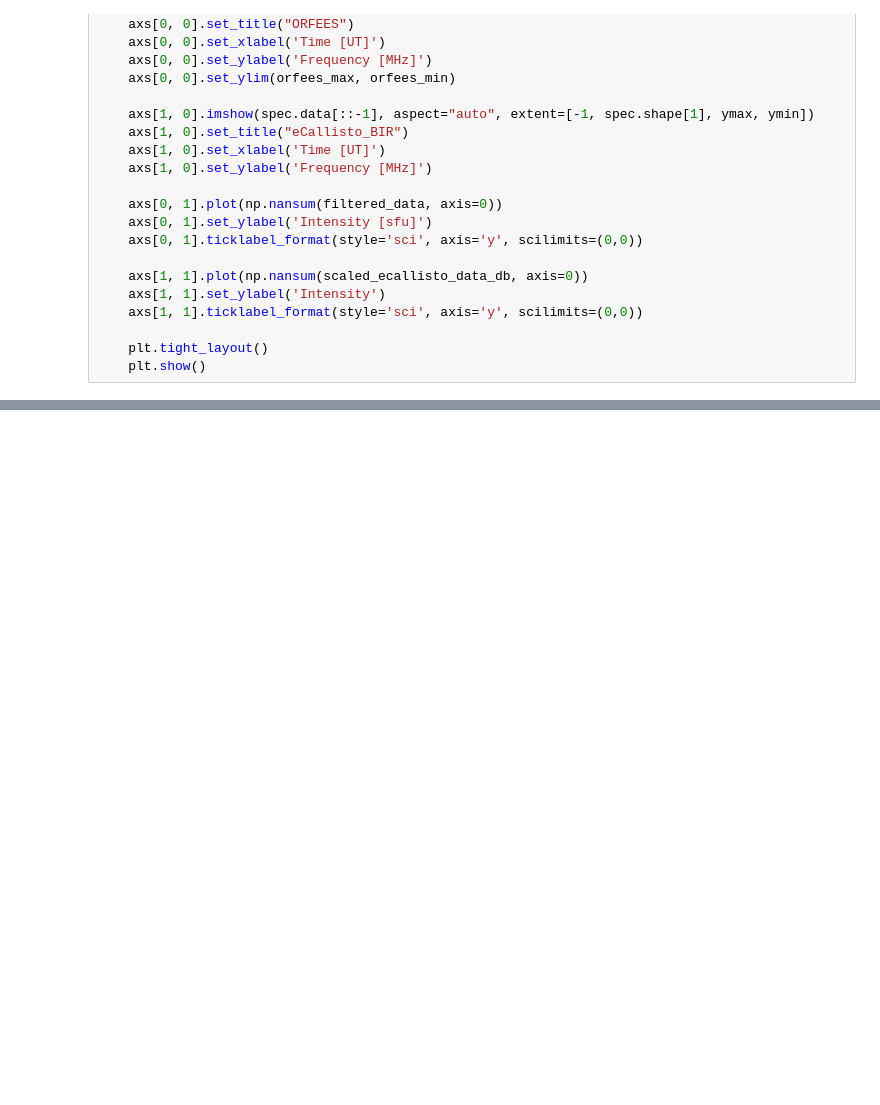
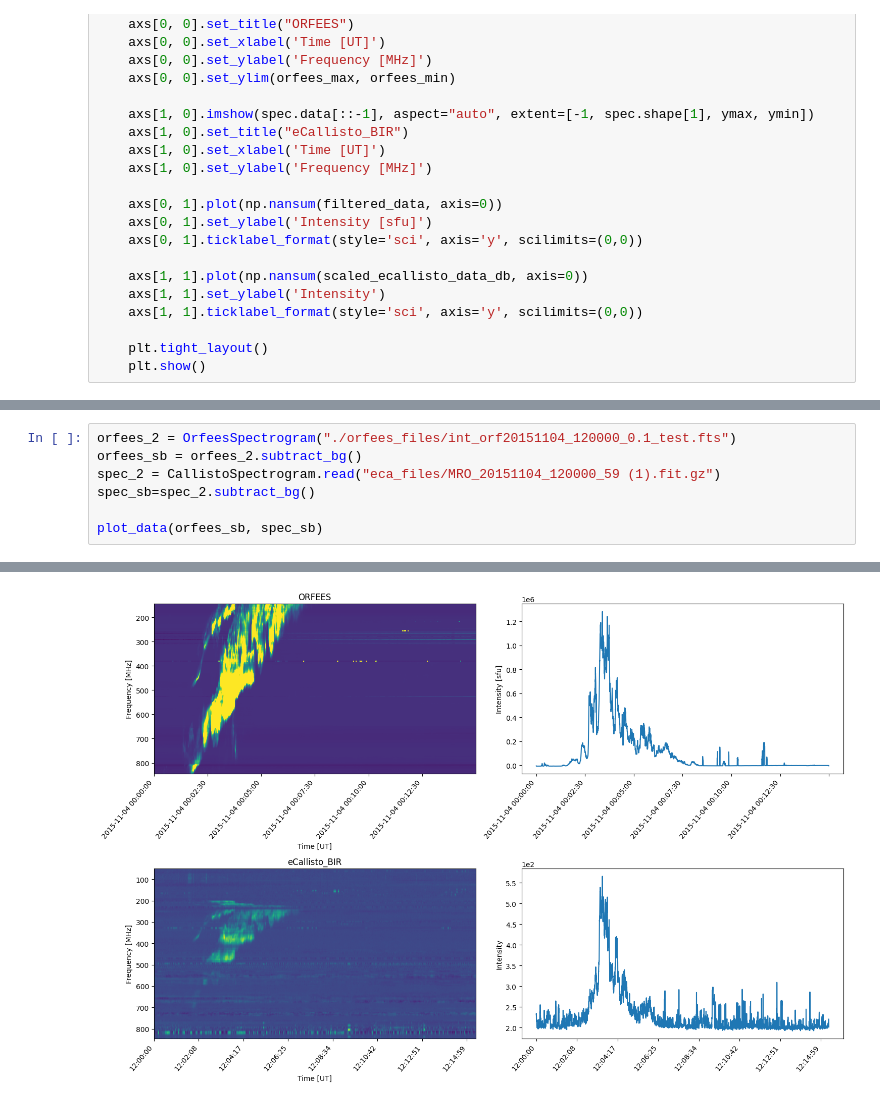
Before and after one commit to i4Ds/eCallistoValidation, a Jupyter notebook: validation/Orfees/Test_orfees.ipynb, the cells around one changed output, grey strips where cells are left out. Cells and saved outputs as stored; diff of their text form; blank space fills up the shorter version.

Commit message:
fixes the time issue with orfees

```diff
--- a/validation/Orfees/Test_orfees.ipynb
+++ b/validation/Orfees/Test_orfees.ipynb
@@ -129,0 +131,8 @@ plot_data(orfees_sb, spec_sb)
+# %%
+orfees_2 = OrfeesSpectrogram("./orfees_files/int_orf20151104_120000_0.1_test.fts")
+orfees_sb = orfees_2.subtract_bg()
+spec_2 = CallistoSpectrogram.read("eca_files/MRO_20151104_120000_59 (1).fit.gz")
+spec_sb=spec_2.subtract_bg()
+
+plot_data(orfees_sb, spec_sb)
+# %% [output]
@@ -129,0 +140 @@ plot_data(orfees_sb, spec_sb)
+[figure, added]
```
Also changed, not shown: parts of 3 cells of this notebook.
